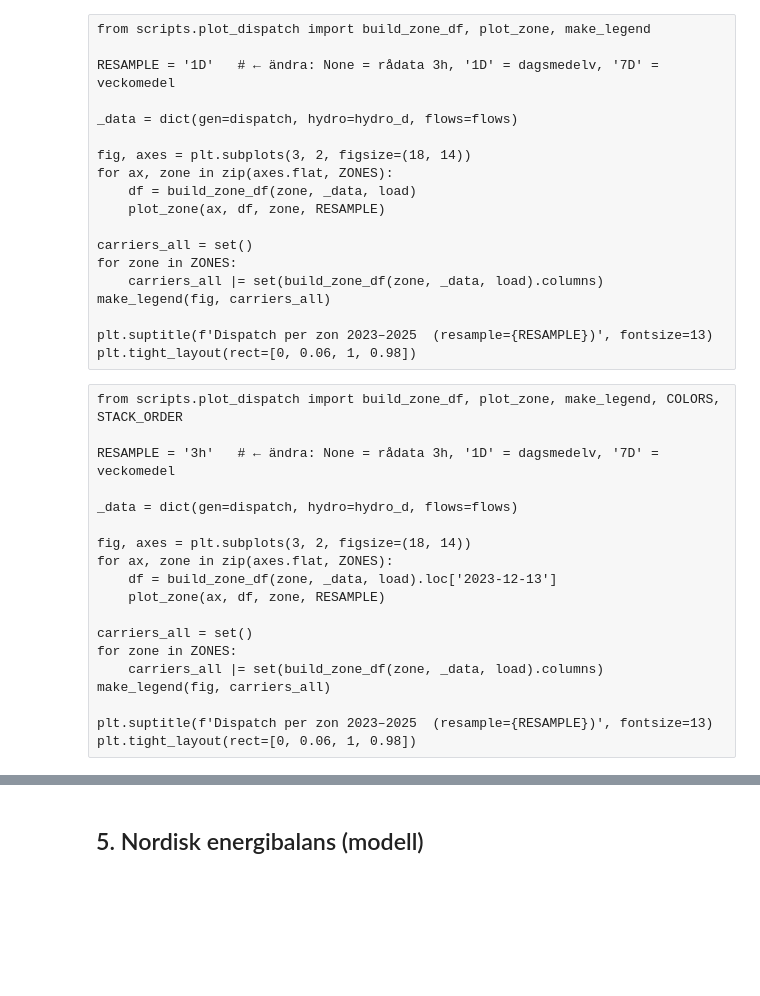
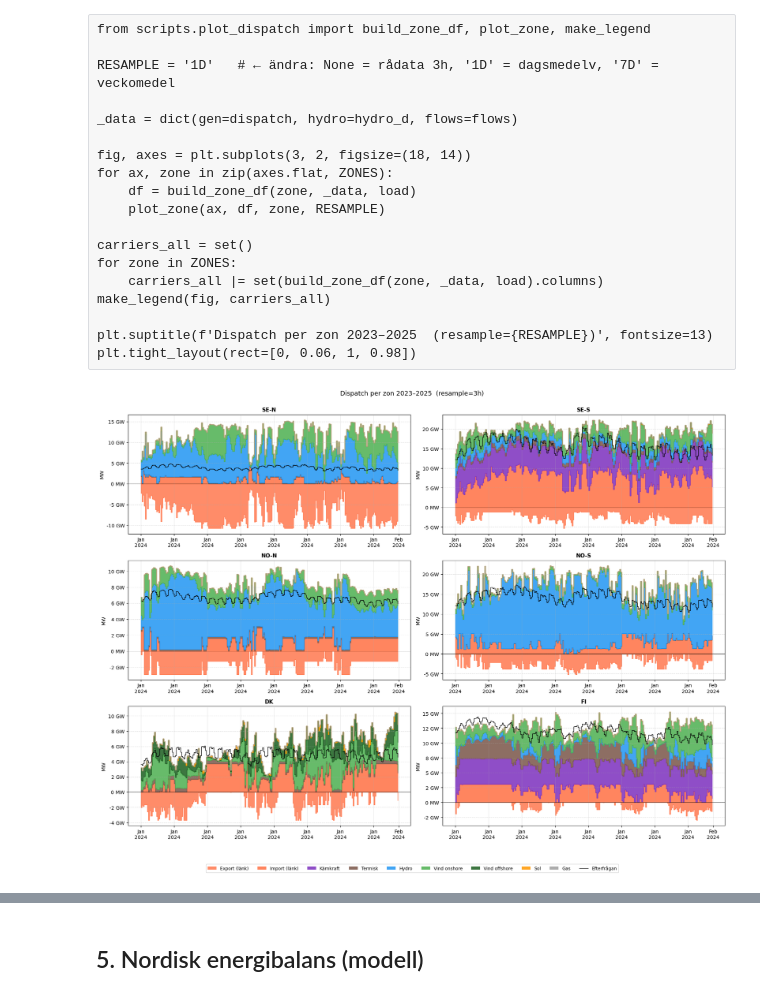
Before and after one commit to beow/NordPSA, a Jupyter notebook: notebooks/explore_results.ipynb, the cells around one changed output, grey strips where cells are left out. Drawn from its saved outputs; the diff is of its cells as text; code cells hidden in the pictures; blank space fills up the shorter version.

```diff
--- a/notebooks/explore_results.ipynb
+++ b/notebooks/explore_results.ipynb
@@ -312,25 +312,27 @@ make_legend(fig, carriers_all)
 
 plt.suptitle(f'Dispatch per zon 2023–2025  (resample={RESAMPLE})', fontsize=13)
 plt.tight_layout(rect=[0, 0.06, 1, 0.98])
-# %% [raw]
-from scripts.plot_dispatch import build_zone_df, plot_zone, make_legend, COLORS, STACK_ORDER
-
-RESAMPLE = '3h'   # ← ändra: None = rådata 3h, '1D' = dagsmedelv, '7D' = veckomedel
-
-_data = dict(gen=dispatch, hydro=hydro_d, flows=flows)
-
-fig, axes = plt.subplots(3, 2, figsize=(18, 14))
-for ax, zone in zip(axes.flat, ZONES):
-    df = build_zone_df(zone, _data, load).loc['2023-12-13']
-    plot_zone(ax, df, zone, RESAMPLE)
-
-carriers_all = set()
-for zone in ZONES:
-    carriers_all |= set(build_zone_df(zone, _data, load).columns)
-make_legend(fig, carriers_all)
-
-plt.suptitle(f'Dispatch per zon 2023–2025  (resample={RESAMPLE})', fontsize=13)
-plt.tight_layout(rect=[0, 0.06, 1, 0.98])
+# %%
+from scripts.plot_dispatch import build_zone_df, plot_zone, make_legend, COLORS, STACK_ORDER
+
+RESAMPLE = '3h'   # ← ändra: None = rådata 3h, '1D' = dagsmedelv, '7D' = veckomedel
+
+_data = dict(gen=dispatch, hydro=hydro_d, flows=flows)
+
+fig, axes = plt.subplots(3, 2, figsize=(18, 14))
+for ax, zone in zip(axes.flat, ZONES):
+    df = build_zone_df(zone, _data, load).loc['2024-01-01':'2024-01-31']
+    plot_zone(ax, df, zone, RESAMPLE)
+
+carriers_all = set()
+for zone in ZONES:
+    carriers_all |= set(build_zone_df(zone, _data, load).columns)
+make_legend(fig, carriers_all)
+
+plt.suptitle(f'Dispatch per zon 2023–2025  (resample={RESAMPLE})', fontsize=13)
+plt.tight_layout(rect=[0, 0.06, 1, 0.98])
+# %% [output]
+[figure, added]
 # %%
 # Nordic total
 nordic_df = pd.concat([build_zone_df(z, _data, load) for z in ZONES]).groupby(level=0).sum()
```
Also changed, not shown: parts of 13 cells of this notebook.
